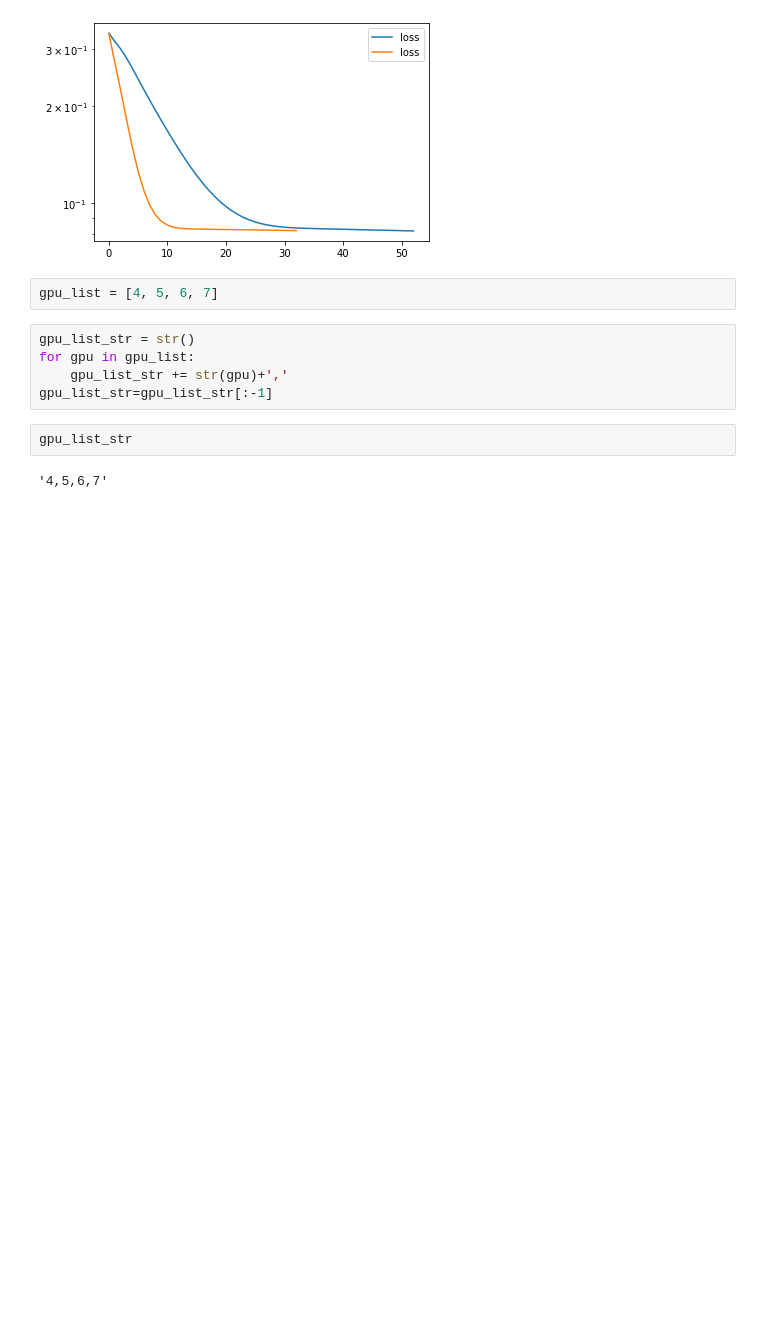
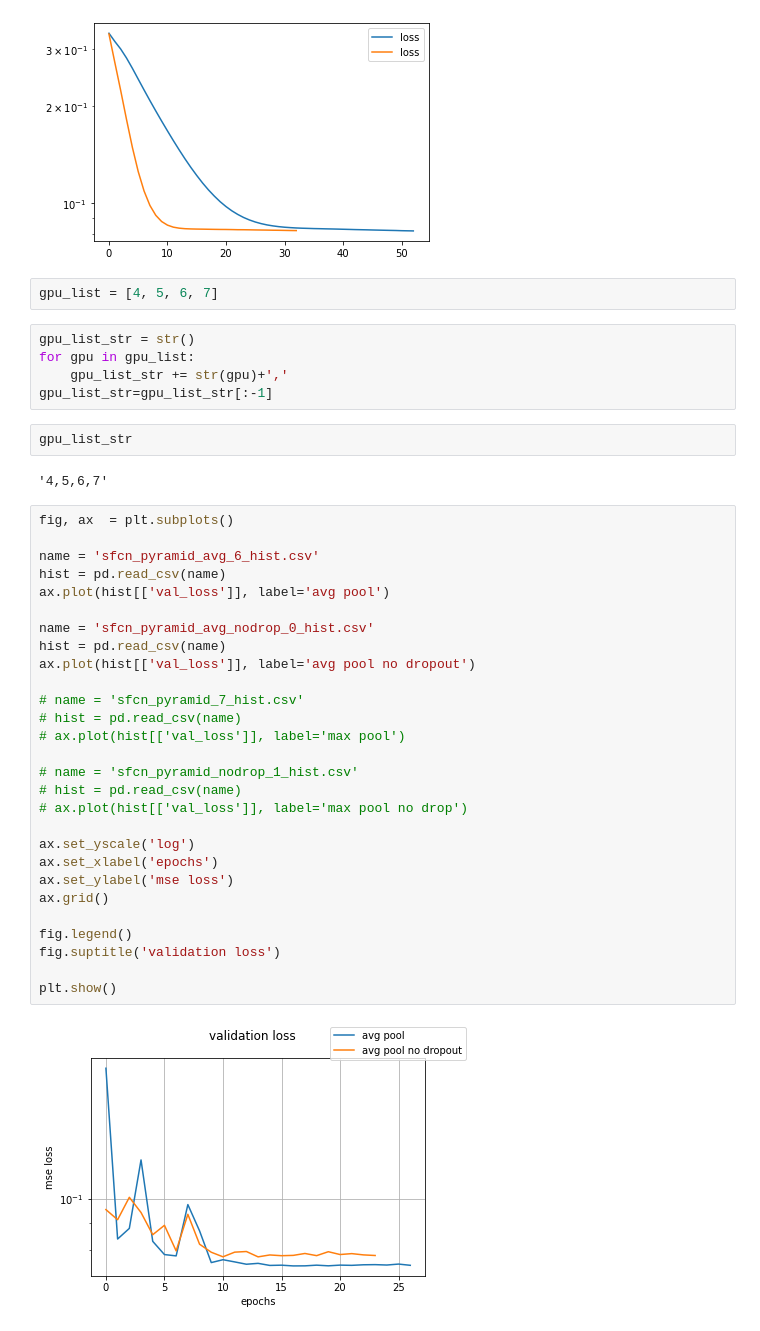
Before and after one commit to bramantyois/brain_idp_cnn, a Jupyter notebook: history/notebook.ipynb, the cells around one changed output. Cells and saved outputs as stored; diff of their text form; blank space fills up the shorter version.

```diff
--- a/history/notebook.ipynb
+++ b/history/notebook.ipynb
@@ -72,3 +72,33 @@ gpu_list_str=gpu_list_str[:-1]
 gpu_list_str
 # %% [output]
 '4,5,6,7'
+# %%
+fig, ax  = plt.subplots()
+
+name = 'sfcn_pyramid_avg_6_hist.csv'
+hist = pd.read_csv(name)
+ax.plot(hist[['val_loss']], label='avg pool')
+
+name = 'sfcn_pyramid_avg_nodrop_0_hist.csv'
+hist = pd.read_csv(name)
+ax.plot(hist[['val_loss']], label='avg pool no dropout')
+
+# name = 'sfcn_pyramid_7_hist.csv'
+# hist = pd.read_csv(name)
+# ax.plot(hist[['val_loss']], label='max pool')
+
+# name = 'sfcn_pyramid_nodrop_1_hist.csv'
+# hist = pd.read_csv(name)
+# ax.plot(hist[['val_loss']], label='max pool no drop')
+
+ax.set_yscale('log')
+ax.set_xlabel('epochs')
+ax.set_ylabel('mse loss')
+ax.grid()
+
+fig.legend()
+fig.suptitle('validation loss')
+
+plt.show()
+# %% [output]
+[figure, added]
```
Also changed, not shown: parts of 1 cell of this notebook, 13 other files.
